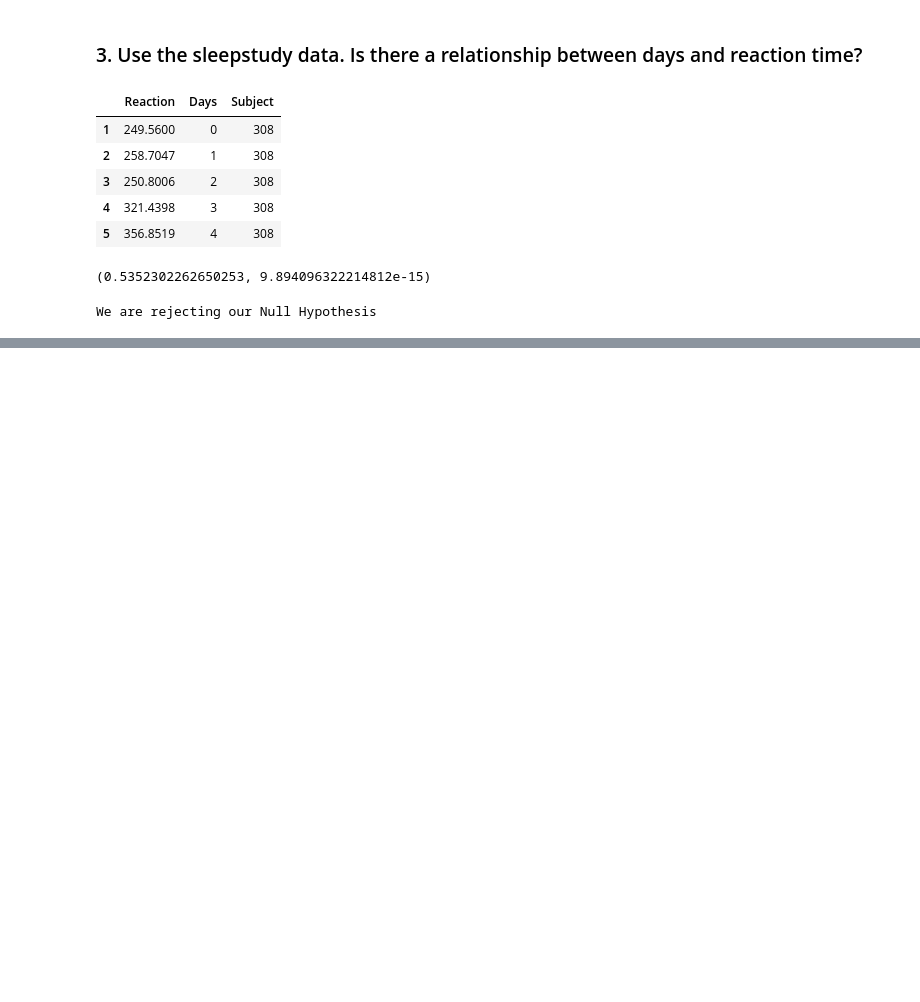
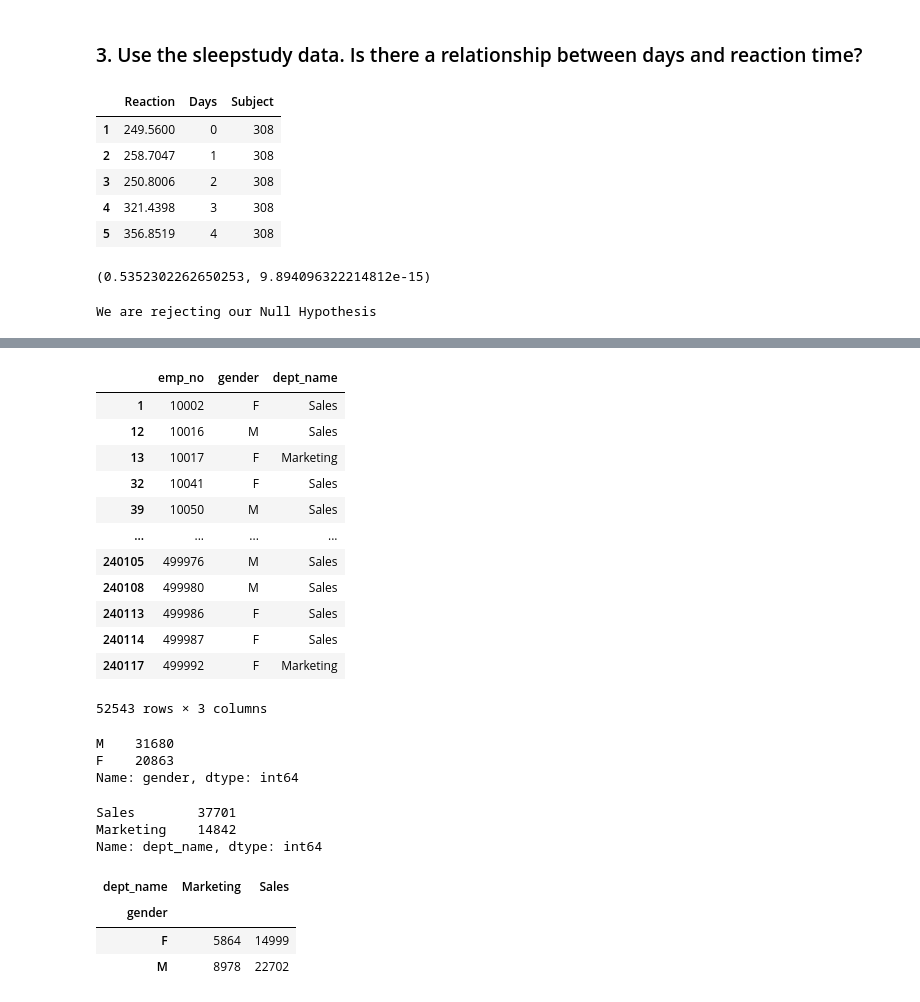
Before and after one commit to Daniel-Northcutt/statistics_exercises, a Jupyter notebook: hypothesis_testing.ipynb, the cells around one changed output, grey strips where cells are left out. Saved outputs shown, nothing was run; the diff lists cells and outputs as text; code cells hidden in the pictures; blank space fills up the shorter version.

```diff
--- a/hypothesis_testing.ipynb
+++ b/hypothesis_testing.ipynb
@@ -816,0 +1085,10 @@ sns.relplot(x =sleepstudy['Days'], y= sleepstudy['Reaction'] )
+# %%
+query = '''SELECT emp_no,gender, dept_name
+FROM employees
+JOIN dept_emp USING (emp_no)
+JOIN departments USING (dept_no)
+Where to_date > curdate()
+ORDER BY emp_no;
+'''
+employees = pd.read_sql(query,url)
+employees.head()
@@ -816,0 +1115,37 @@ sns.relplot(x =sleepstudy['Days'], y= sleepstudy['Reaction'] )
+# %%
+employees = employees[(employees.dept_name == 'Sales') | (employees.dept_name == 'Marketing')]
+employees
+# %% [output]
+|  | emp_no | gender | dept_name |
+| 1 | 10002 | F | Sales |
+| 12 | 10016 | M | Sales |
+| 13 | 10017 | F | Marketing |
+| 32 | 10041 | F | Sales |
+| 39 | 10050 | M | Sales |
+| ... | ... | ... | ... |
+| 240105 | 499976 | M | Sales |
+| 240108 | 499980 | M | Sales |
+| 240113 | 499986 | F | Sales |
+| 240114 | 499987 | F | Sales |
+| 240117 | 499992 | F | Marketing |
+52543 rows × 3 columns
+# %%
+employees['gender'].value_counts()
+# %% [output]
+M    31680
+F    20863
+Name: gender, dtype: int64
+# %%
+employees['dept_name'].value_counts()
+# %% [output]
+Sales        37701
+Marketing    14842
+Name: dept_name, dtype: int64
+# %%
+observed = pd.crosstab(employees['gender'], employees['dept_name'])
+observed
+# %% [output]
+| dept_name | Marketing | Sales |
+| gender |  |  |
+| F | 5864 | 14999 |
+| M | 8978 | 22702 |
```
Also changed, not shown: parts of 72 cells of this notebook.
